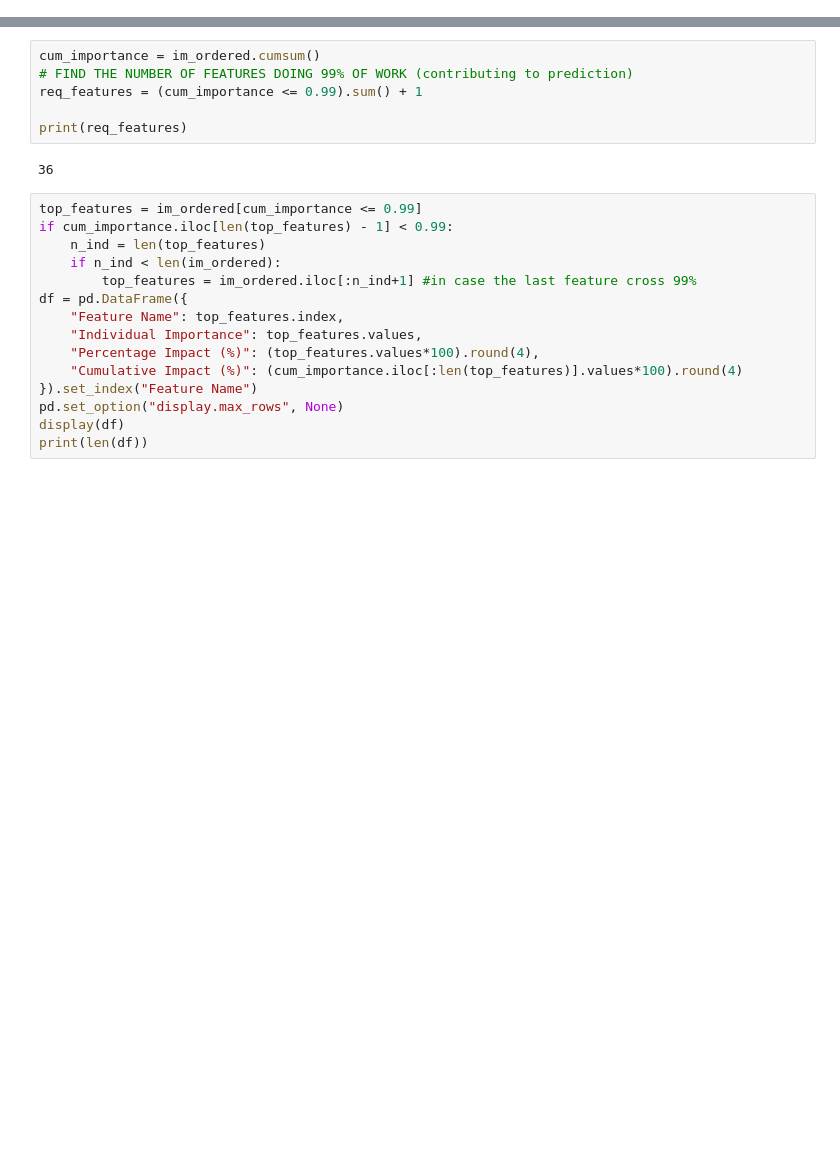
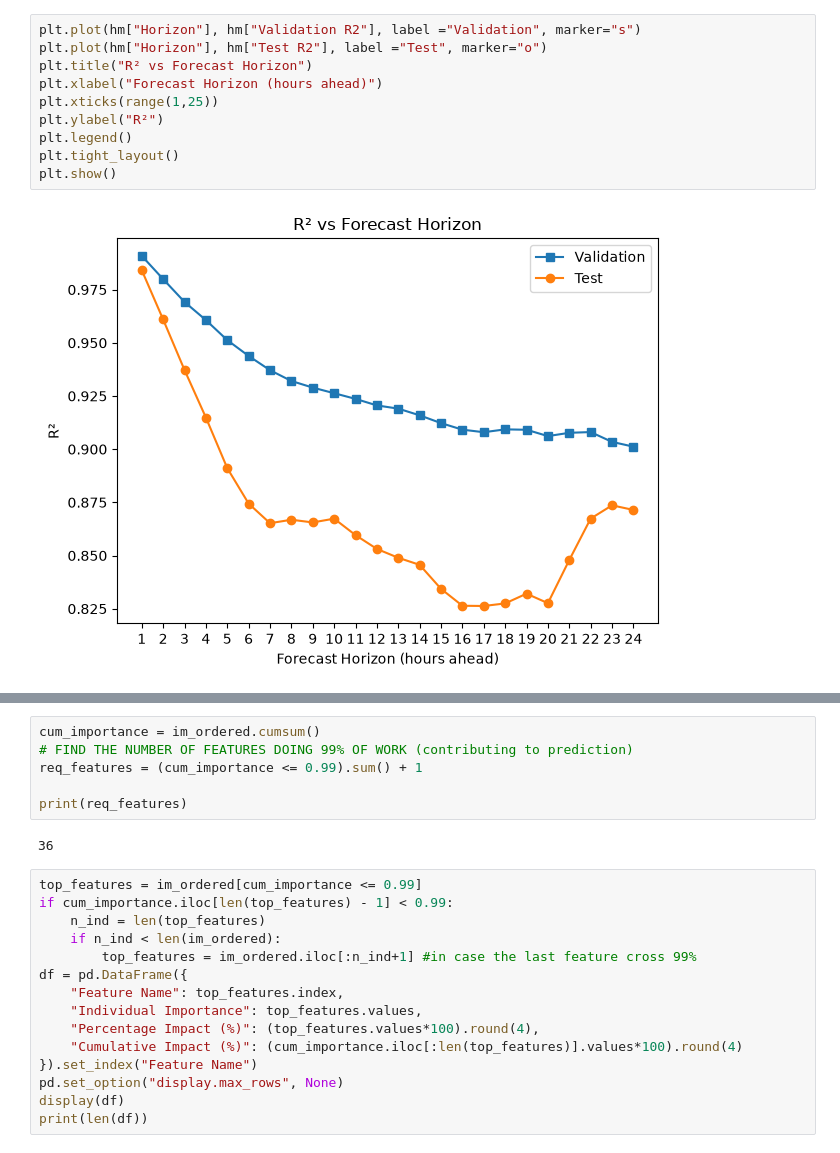
Before and after one commit to chloekentebe/enerstasis-electricity-forecaster, a Jupyter notebook: notebooks/investigate_baseline.ipynb, the cells around one changed output, grey strips where cells are left out. Saved outputs shown, nothing was run; the diff lists cells and outputs as text; blank space fills up the shorter version.

```diff
--- a/notebooks/investigate_baseline.ipynb
+++ b/notebooks/investigate_baseline.ipynb
@@ -13,3 +43,15 @@ with open("/Users/chloekentebe/enerstasis-electricity-forecaster/xgboost_model/f
+# %%
+plt.plot(hm["Horizon"], hm["Validation R2"], label ="Validation", marker="s")
+plt.plot(hm["Horizon"], hm["Test R2"], label ="Test", marker="o")
+plt.title("R² vs Forecast Horizon")
+plt.xlabel("Forecast Horizon (hours ahead)")
+plt.xticks(range(1,25))
+plt.ylabel("R²")
+plt.legend()
+plt.tight_layout()
+plt.show()
+# %% [output]
+[figure, added]
 # %%
 analysis = pd.read_csv("/Users/chloekentebe/enerstasis-electricity-forecaster/processed_data/main_dataset.csv")
 sample = analysis[feature_columns].iloc[[88000]]
```
Also changed, not shown: parts of 7 cells of this notebook, 2 other files.
